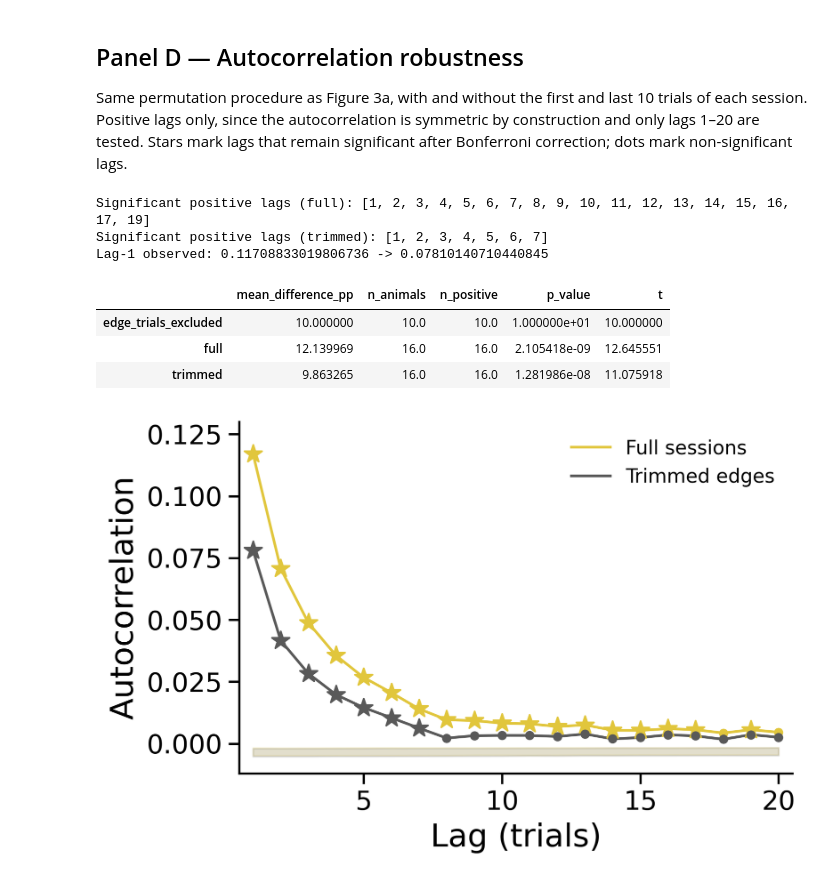
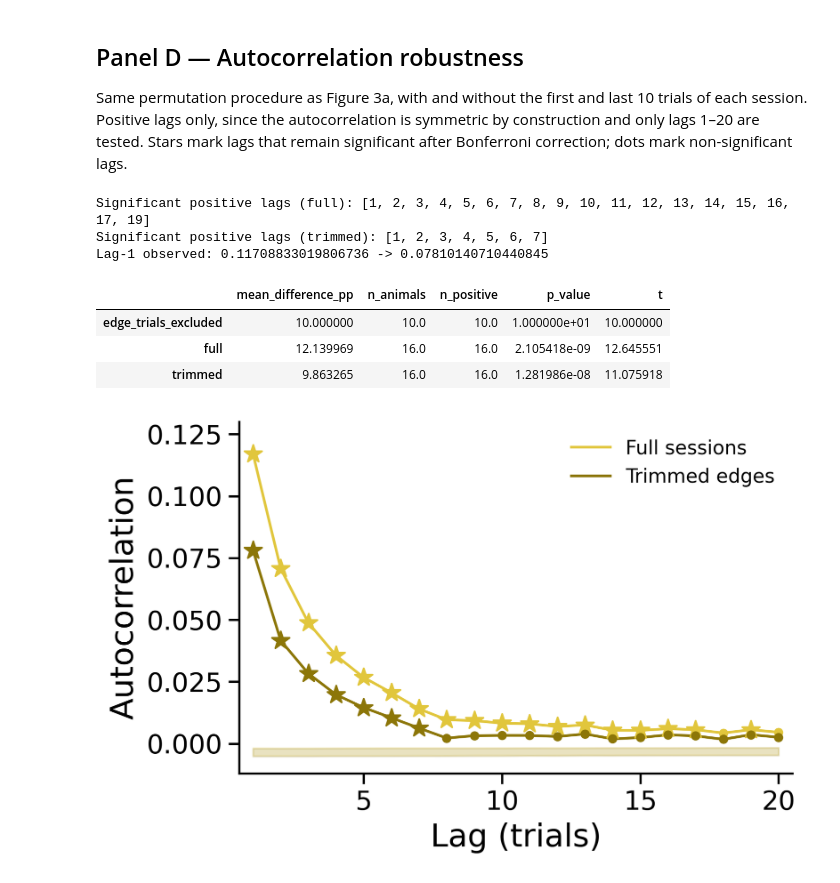
Before and after one commit to Brody-Lab/Breda-Violations-GLM-PLOSOne, a Jupyter notebook: notebooks/suppS6.ipynb, the cells around one changed output. Drawn from its saved outputs; the diff is of its cells as text; code cells hidden in the pictures.

```diff
--- a/notebooks/suppS6.ipynb
+++ b/notebooks/suppS6.ipynb
@@ -191,7 +191,7 @@ history_robustness = load_history_robustness()
 fig, ax = plt.subplots(figsize=(6, 4))
 for table, color, label in (
     (autocorr_full, VIOLATION_COLOR, "Full sessions"),
-    (autocorr_trim, "0.35", "Trimmed edges"),
+    (autocorr_trim, "#8c7608", "Trimmed edges"),
 ):
     positive = table.loc[table["lag"] > 0]
     ax.plot(
@@ -228,31 +228,31 @@ sns.despine(ax=ax)
 fig.tight_layout()
 save_figure(fig, "suppS6d_autocorrelation_robustness")
 
 sig_full = autocorr_full.loc[
     autocorr_full["significant"].fillna(False).astype(
         bool) & (autocorr_full["lag"] > 0),
     "lag",
 ].astype(int).tolist()
 sig_trim = autocorr_trim.loc[
     autocorr_trim["significant"].fillna(False).astype(
         bool) & (autocorr_trim["lag"] > 0),
     "lag",
 ].astype(int).tolist()
 print("Significant positive lags (full):", sig_full)
 print("Significant positive lags (trimmed):", sig_trim)
 print(
     "Lag-1 observed:",
     float(autocorr_full.loc[autocorr_full.lag == 1, "observed_mean"].iloc[0]),
     "->",
     float(autocorr_trim.loc[autocorr_trim.lag == 1, "observed_mean"].iloc[0]),
 )
 pd.DataFrame(history_robustness).T
 # %% [output]
 Significant positive lags (full): [1, 2, 3, 4, 5, 6, 7, 8, 9, 10, 11, 12, 13, 14, 15, 16, 17, 19]
 Significant positive lags (trimmed): [1, 2, 3, 4, 5, 6, 7]
 Lag-1 observed: 0.11708833019806736 -> 0.07810140710440845
 |  | mean_difference_pp | n_animals | n_positive | p_value | t |
 | edge_trials_excluded | 10.000000 | 10.0 | 10.0 | 1.000000e+01 | 10.000000 |
 | full | 12.139969 | 16.0 | 16.0 | 2.105418e-09 | 12.645551 |
 | trimmed | 9.863265 | 16.0 | 16.0 | 1.281986e-08 | 11.075918 |
-[figure, old version]
+[figure, new version]
```
Also changed, not shown: 1 other file.
